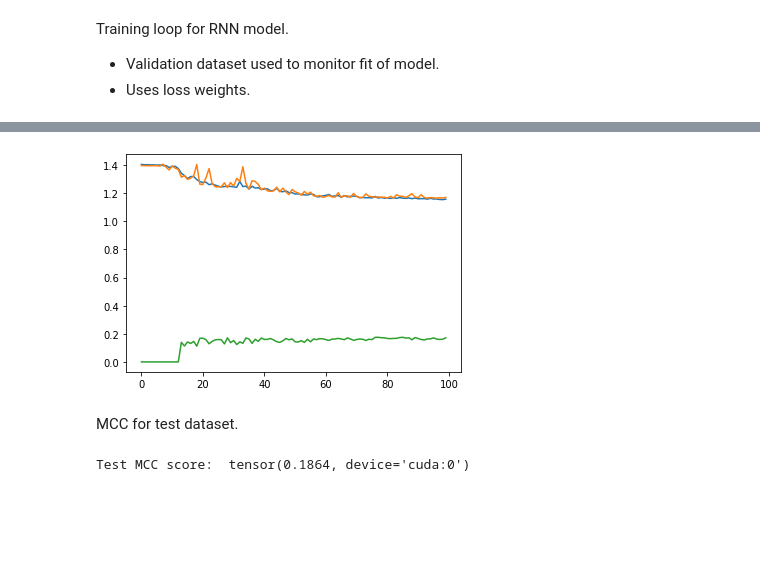
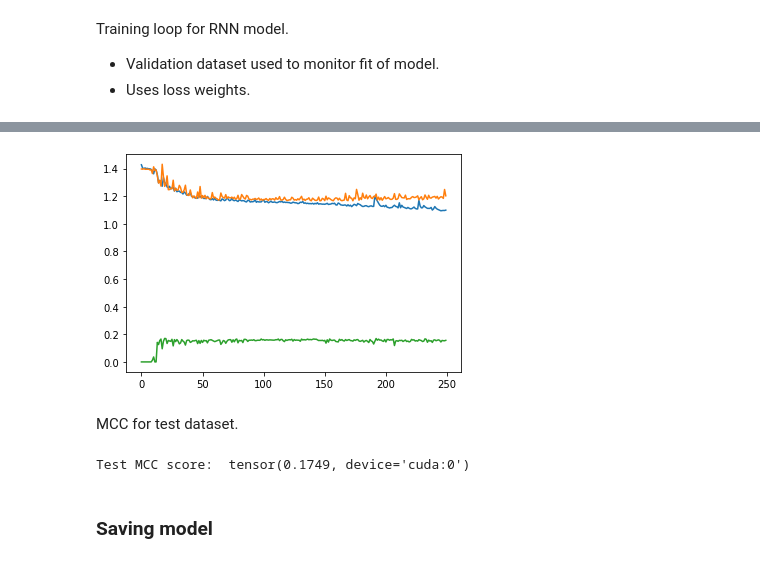
Before and after one commit to ryangregson01/L4-dissertation, a Jupyter notebook: src/Notebooks/RNN_LSTM.ipynb, the cells around one changed output, grey strips where cells are left out. Drawn from its saved outputs; the diff is of its cells as text; code cells hidden in the pictures; blank space fills up the shorter version.

```diff
--- a/src/Notebooks/RNN_LSTM.ipynb
+++ b/src/Notebooks/RNN_LSTM.ipynb
@@ -70,11 +79,0 @@ data_disprot = pd.read_csv('/content/drive/My Drive/Colab Notebooks/diss_files/D
-# %%
-# Dictionary for important data from DisProt
-disorder_start_and_end = {}
-
-for i, acc in enumerate(data_disprot['acc']):
-  s = data_disprot['start'][i]
-  e = data_disprot['end'][i]
-  arr = disorder_start_and_end.get((str(acc)), [])
-
-  if (s, e) not in arr:
-    disorder_start_and_end[str(acc)] = arr + [(s, e)]
@@ -414,12 +338,12 @@ Epoch 80 Done
 # %%
 epoch_valid_MCC_arr_plottable = [epoch_valid_MCC_arr[i].to('cpu').numpy() if epoch_valid_MCC_arr[i] != 0 else 0.0 for i, se in enumerate(epoch_valid_MCC_arr)]
 
-plt.plot(range(100), epoch_loss_arr)
-plt.plot(range(100), epoch_valid_loss_arr)
-plt.plot(range(100), epoch_valid_MCC_arr_plottable)
+plt.plot(range(250), epoch_loss_arr)
+plt.plot(range(250), epoch_valid_loss_arr)
+plt.plot(range(250), epoch_valid_MCC_arr_plottable)
 plt.show()
 # %% [output]
-[figure, old version]
+[figure, new version]
 # %% [markdown]
 MCC for test dataset.
 # %%
@@ -437,12 +361,16 @@ for test_seq in test_loader:
   with torch.no_grad():
     predicted_label, _ = new_model(input_seq)
 
+  predicted_label = torch.sigmoid(predicted_label)
   predicted_label = torch.squeeze(predicted_label)
   true_label = torch.squeeze(true_label)
 
   pred_lab = pred_round(predicted_label)
   test_mcc_score += calc_MCC(pred_lab, true_label)
 
+  #break
 print("Test MCC score: ", ( test_mcc_score / len(test_loader) ))
 # %% [output]
-Test MCC score:  tensor(0.1864, device='cuda:0')
+Test MCC score:  tensor(0.1749, device='cuda:0')
+# %% [markdown]
+### Saving model
```
Also changed, not shown: parts of 18 cells of this notebook, 7 other files.
